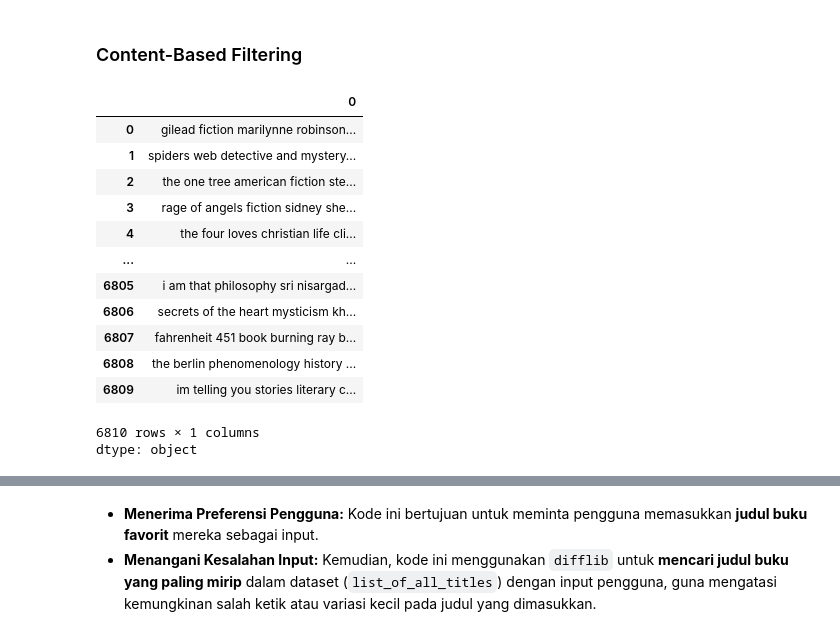
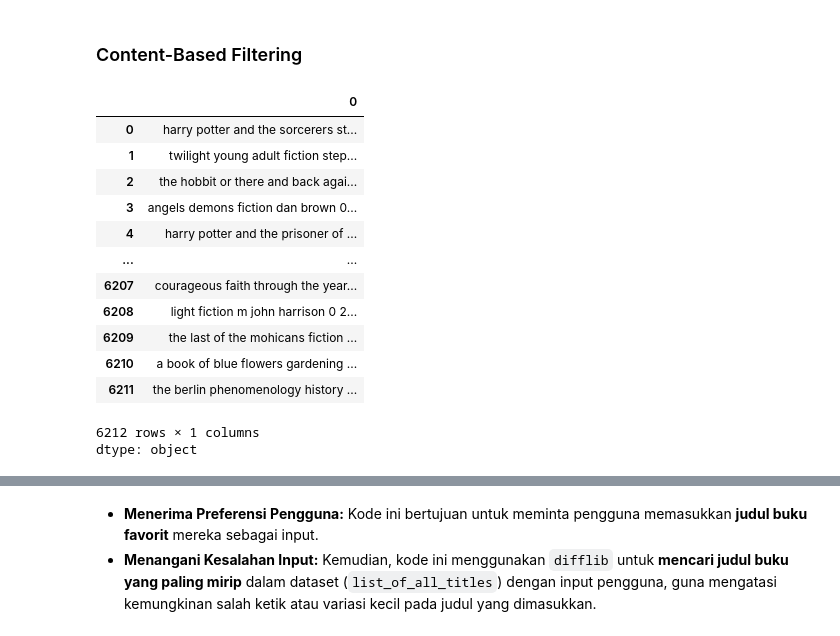
Before and after one commit to mpfordreamer/book-recommendation, a Jupyter notebook: reccomendationbook.ipynb, the cells around one changed output, grey strips where cells are left out. Drawn from its saved outputs; the diff is of its cells as text; code cells hidden in the pictures.

```diff
--- a/reccomendationbook.ipynb
+++ b/reccomendationbook.ipynb
@@ -360,3 +281,6 @@ Kode ini memeriksa seberapa unik kolom `title` (judul) dalam dataset:
 *   **Persentase:** Ini berarti **93.9%** dari buku dalam dataset memiliki judul yang berbeda satu sama lain.
 
 **Kesimpulan:** Sebagian besar buku dalam dataset ini memiliki judul yang unik, menunjukkan bahwa duplikasi judul (buku yang sama persis dicatat berulang kali dengan judul yang sama) sangatlah minim.
+# %%
+text_features = ['title', 'subtitle', 'categories', 'authors']
+numeric_features = ['average_rating', 'num_pages', 'ratings_count', 'published_year']
@@ -481,3 +343,0 @@ Output ini menunjukkan jumlah nilai yang hilang (kosong/NaN) di *setiap kolom* d
-# %%
-# Drop rows with any missing values in selected features
-df = df.dropna(subset=selected_features, how='any')
@@ -528,20 +620,20 @@ Tujuan Penghapusan Kolom (`isbn13`, `isbn10`, `thumbnail`)
 ### Content-Based Filtering
 # %%
 # Combining all the 4 selected features
-combined_features = df['title'] + ' ' + df['categories'] + ' ' + df['authors'] + ' ' + f"{df['published_year']}"
-combined_features
+content_based_features = df['title'] + ' ' + df['categories'] + ' ' + df['authors'] + ' ' + f"{df['published_year']}"
+content_based_features
 # %% [output]
 |  | 0 |
-| 0 | gilead fiction marilynne robinson... |
-| 1 | spiders web detective and mystery... |
-| 2 | the one tree american fiction ste... |
-| 3 | rage of angels fiction sidney she... |
-| 4 | the four loves christian life cli... |
+| 0 | harry potter and the sorcerers st... |
+| 1 | twilight young adult fiction step... |
+| 2 | the hobbit or there and back agai... |
+| 3 | angels demons fiction dan brown 0... |
+| 4 | harry potter and the prisoner of ... |
 | ... | ... |
-| 6805 | i am that philosophy sri nisargad... |
-| 6806 | secrets of the heart mysticism kh... |
-| 6807 | fahrenheit 451 book burning ray b... |
-| 6808 | the berlin phenomenology history ... |
-| 6809 | im telling you stories literary c... |
+| 6207 | courageous faith through the year... |
+| 6208 | light fiction m john harrison 0 2... |
+| 6209 | the last of the mohicans fiction ... |
+| 6210 | a book of blue flowers gardening ... |
+| 6211 | the berlin phenomenology history ... |
-6810 rows × 1 columns
+6212 rows × 1 columns
 dtype: object
```
Also changed, not shown: parts of 84 cells of this notebook, 1 other file.
